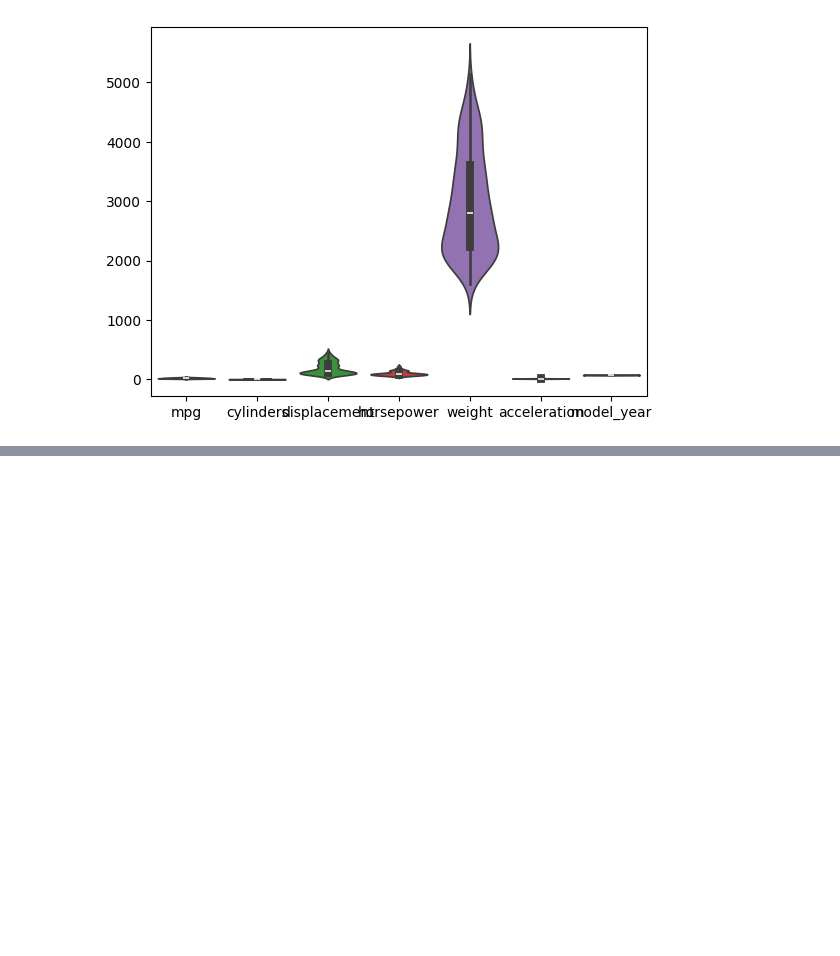
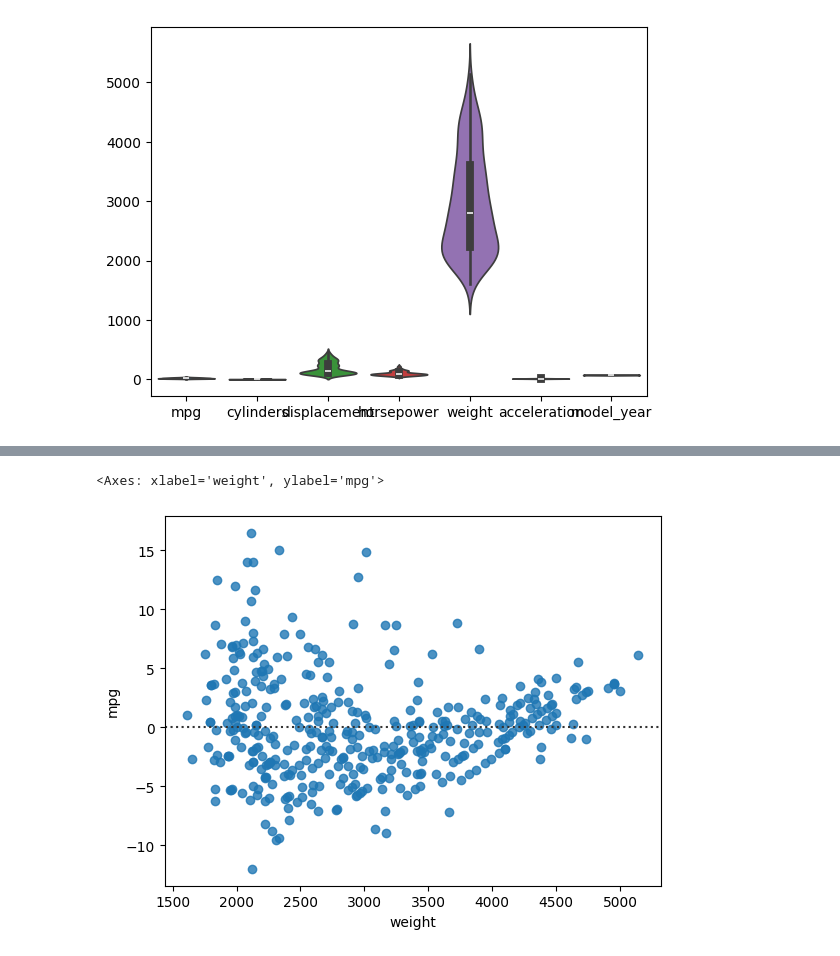
Before and after one commit to taeyoni/today-I-learned, a Jupyter notebook: 파이썬03(수치형변수).ipynb, the cells around one changed output, grey strips where cells are left out. Saved outputs shown, nothing was run; the diff lists cells and outputs as text; code cells hidden in the pictures; blank space fills up the shorter version.

```diff
--- a/파이썬03(수치형변수).ipynb
+++ b/파이썬03(수치형변수).ipynb
@@ -240,0 +254,7 @@ sns.violinplot(data=df)
+# %%
+#잔차 시각화
+#회귀선의 잔차 시각화
+sns.residplot(data=df, x="weight", y="mpg")
+# %% [output]
+<Axes: xlabel='weight', ylabel='mpg'>
+[figure, added]
```
Also changed, not shown: parts of 18 cells of this notebook.
